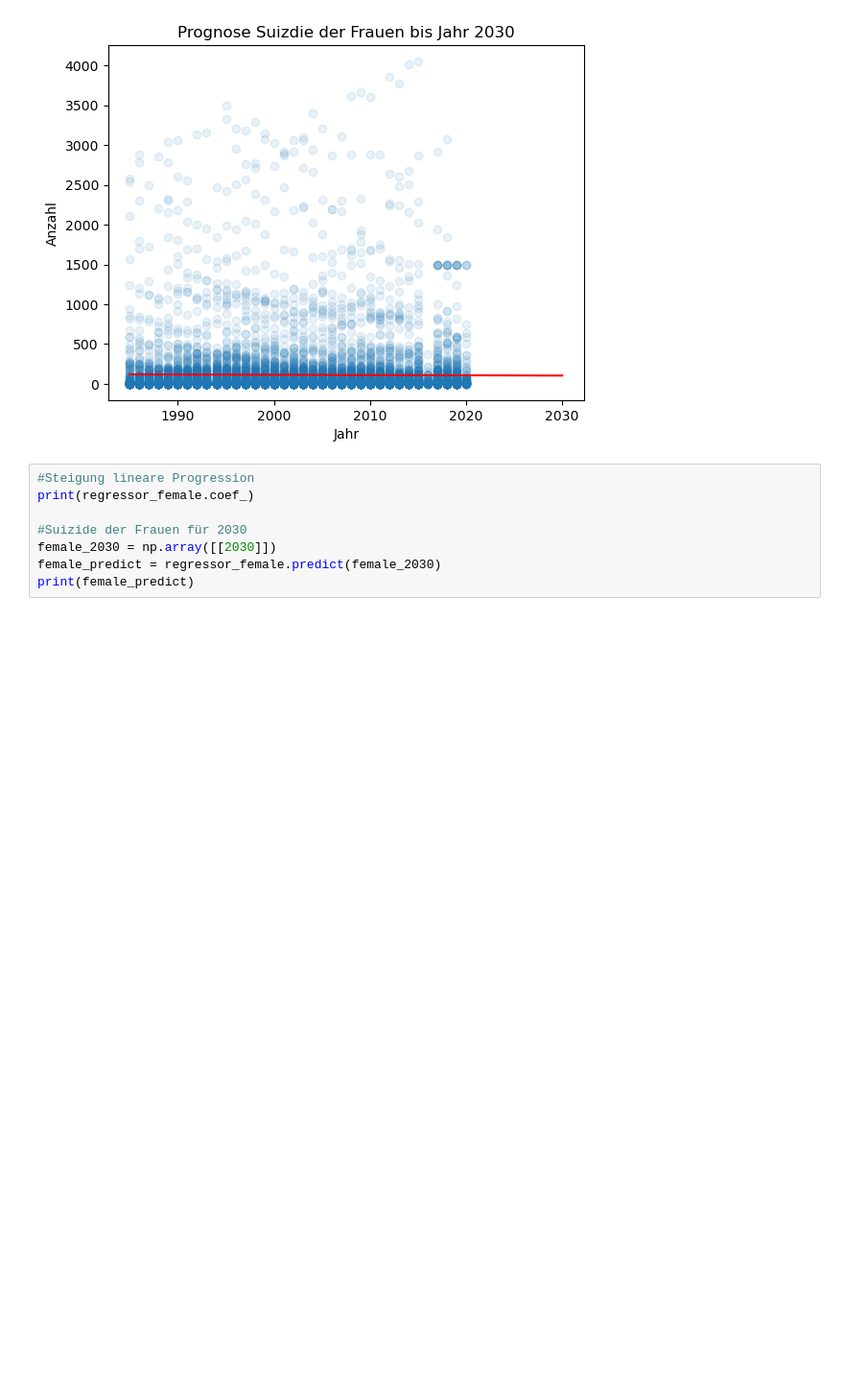
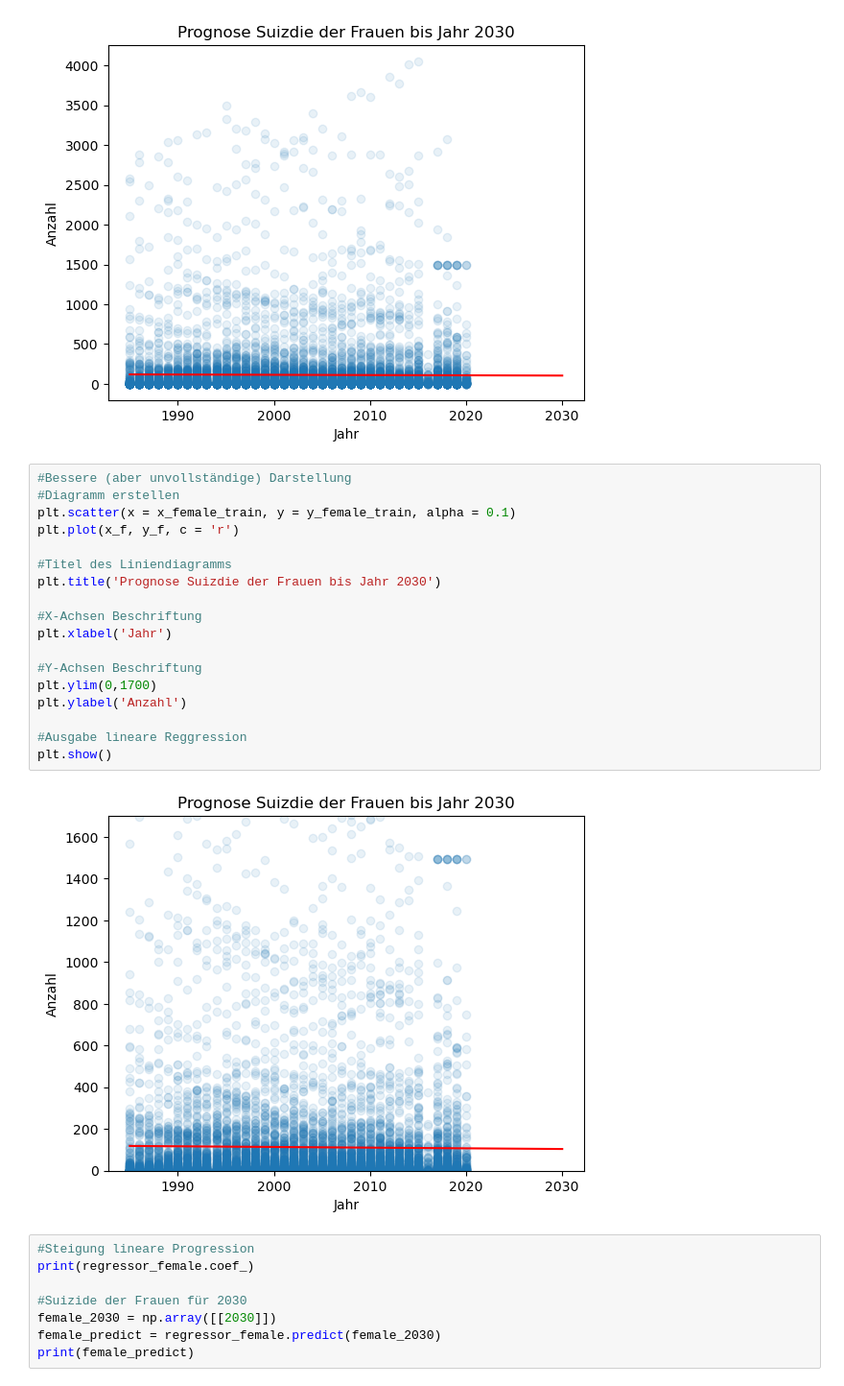
Before and after one commit to DataScience-DHBWKA/abc, a Jupyter notebook: data.ipynb, the cells around one changed output. Shown at 96% size. Drawn from its saved outputs; the diff is of its cells as text; blank space fills up the shorter version.

```diff
--- a/data.ipynb
+++ b/data.ipynb
@@ -747,6 +816,26 @@ plt.ylabel('Anzahl')
 plt.show()
 # %% [output]
 [figure]
+# %%
+#Bessere (aber unvollständige) Darstellung
+#Diagramm erstellen
+plt.scatter(x = x_female_train, y = y_female_train, alpha = 0.1)
+plt.plot(x_f, y_f, c = 'r')
+
+#Titel des Liniendiagramms
+plt.title('Prognose Suizdie der Frauen bis Jahr 2030')
+
+#X-Achsen Beschriftung
+plt.xlabel('Jahr')
+
+#Y-Achsen Beschriftung
+plt.ylim(0,1700)
+plt.ylabel('Anzahl')
+
+#Ausgabe lineare Reggression
+plt.show()
+# %% [output]
+[figure, added]
 # %%
 #Steigung lineare Progression
 print(regressor_female.coef_)
```
Also changed, not shown: parts of 47 cells of this notebook.
